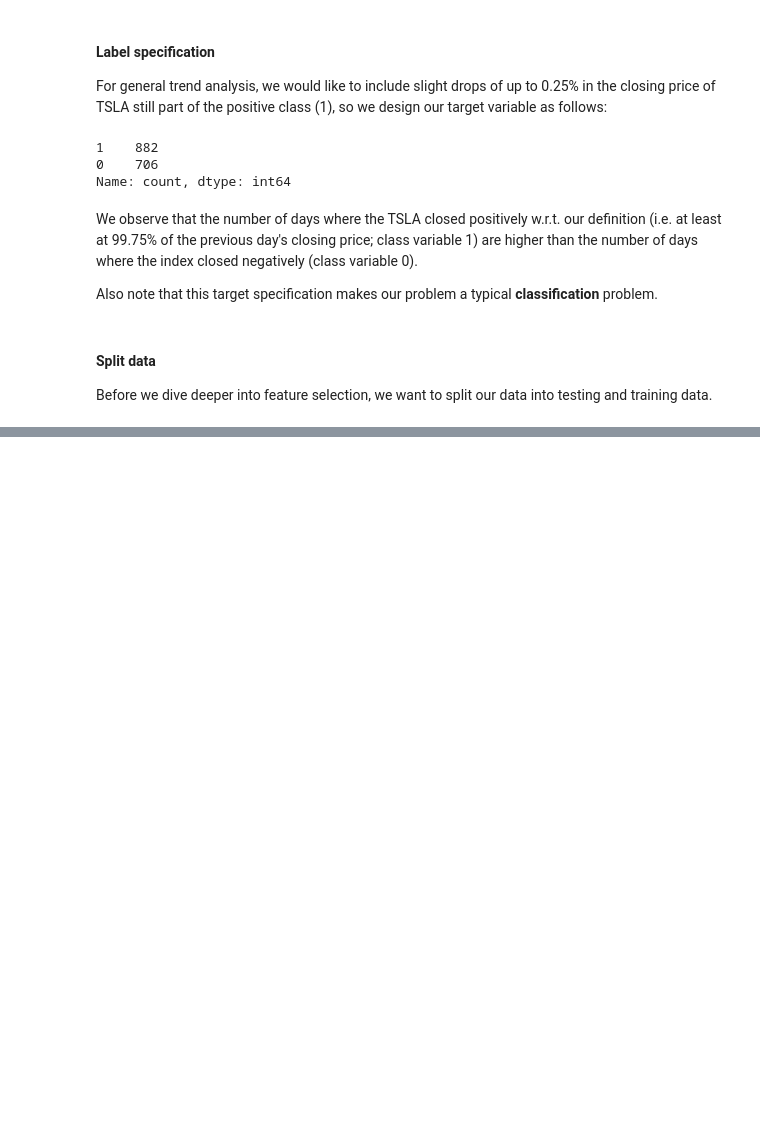
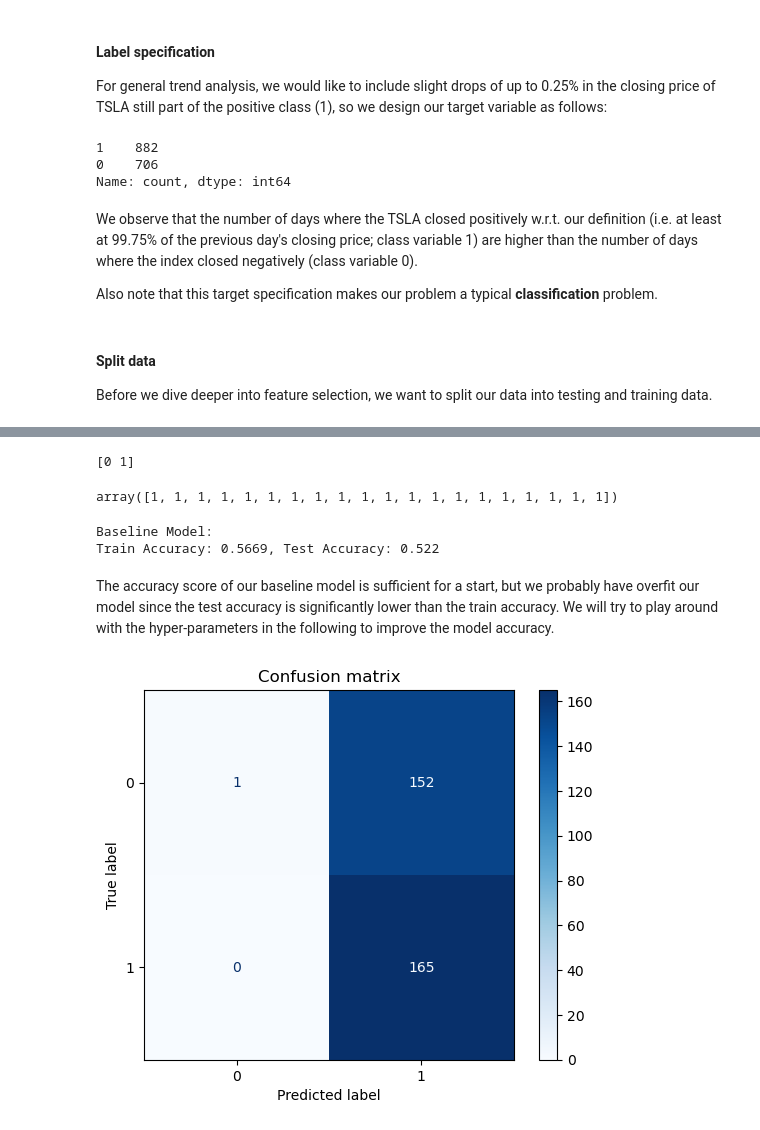
Before and after one commit to heidi123123/cqf, a Jupyter notebook: Exams/3/Exam 3.ipynb, the cells around one changed output, grey strips where cells are left out. Saved outputs shown, nothing was run; the diff lists cells and outputs as text; code cells hidden in the pictures; blank space fills up the shorter version.

```diff
--- a/Exams/3/Exam 3.ipynb
+++ b/Exams/3/Exam 3.ipynb
@@ -523,0 +457,34 @@ KeyError: "None of [Index([  0,   1,   2,   3,   4,   5,   6,   7,   8,   9,\n
+# %%
+# Define a baseline model to benchmark against
+classifier = Pipeline([
+    ('scaler', StandardScaler()),
+    ('classifier', SVC(kernel="rbf", C=1.0, gamma=0.1, random_state=42))
+])
+classifier.fit(X_train_selected, y_train)
+
+print(classifier.classes_)  # verify class labels
+# %% [output]
+[0 1]
+# %%
+# Predict on the test data
+y_pred = classifier.predict(X_test_selected)
+y_pred[-20:]
+# %% [output]
+array([1, 1, 1, 1, 1, 1, 1, 1, 1, 1, 1, 1, 1, 1, 1, 1, 1, 1, 1, 1])
+# %%
+# Evaluate the model for both test + training data
+accuracy_train = accuracy_score(y_train, classifier.predict(X_train_selected))
+accuarcy_test = accuracy_score(y_test, y_pred)
+print(f"Baseline Model:\nTrain Accuracy: {accuracy_train:0.4}, Test Accuracy: {accuarcy_test:0.4}")
+# %% [output]
+Baseline Model:
+Train Accuracy: 0.5669, Test Accuracy: 0.522
+# %% [markdown]
+The accuracy score of our baseline model is sufficient for a start, but we probably have overfit our model since the test accuracy is significantly lower than the train accuracy. We will try to play around with the hyper-parameters in the following to improve the model accuracy.
+# %%
+# Display confusion matrix
+ConfusionMatrixDisplay.from_estimator(classifier, X_test_selected, y_test, cmap=plt.cm.Blues)
+plt.title("Confusion matrix")
+plt.show()
+# %% [output]
+[figure, added]
```
Also changed, not shown: parts of 46 cells of this notebook, 1 other file.
